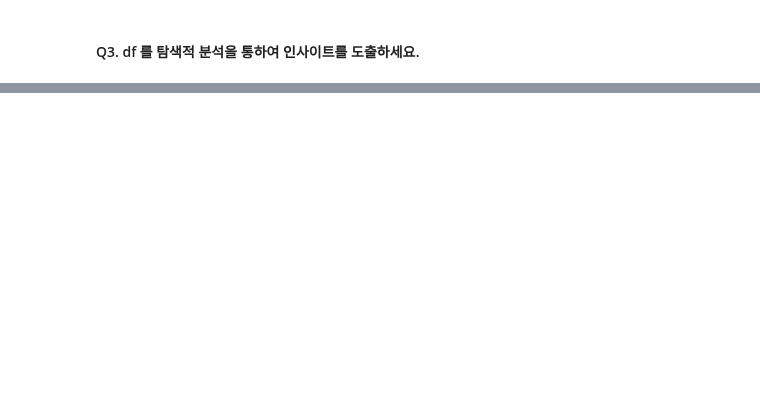
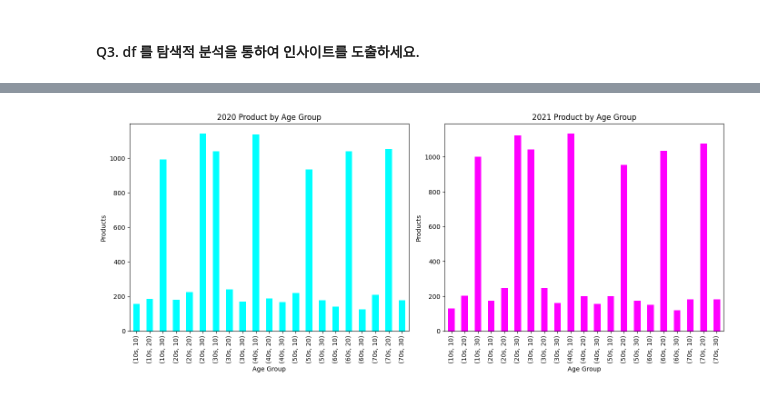
Before and after one commit to Kimhang-KDT/kita_2404, a Jupyter notebook: m3_분석 라이브러리/numpy_실습/m3_실습_고객_구매데이터.ipynb, the cells around one changed output, grey strips where cells are left out. Saved outputs shown, nothing was run; the diff lists cells and outputs as text; code cells hidden in the pictures; blank space fills up the shorter version.

```diff
--- a/m3_분석 라이브러리/numpy_실습/m3_실습_고객_구매데이터.ipynb
+++ b/m3_분석 라이브러리/numpy_실습/m3_실습_고객_구매데이터.ipynb
@@ -187,0 +189,25 @@ plt.show()
+# %%
+# 인사이트 2 연령대별 구매한 product 선호도 탐색
+# 2020년/2021년 연령대 별 구매한 product 별 count
+
+product20 = df.groupby(['age_group', 'product_20']).product_20.count()
+product21 = df.groupby(['age_group', 'product_21']).product_21.count()
+
+fig, (ax1, ax2) = plt.subplots(1, 2, figsize=(14, 6))
+
+# 2020년 연령별 상품 선호
+product20.plot(kind='bar', ax=ax1, colormap='cool')
+ax1.set_title('2020 Product by Age Group')
+ax1.set_xlabel('Age Group')
+ax1.set_ylabel('Products')
+
+# 2021년 연령별 상품 선호
+product21.plot(kind='bar', ax=ax2, colormap='spring')
+ax2.set_title('2021 Product by Age Group')
+ax2.set_xlabel('Age Group')
+ax2.set_ylabel('Products')
+
+plt.tight_layout()
+plt.show()
+# %% [output]
+[figure, added]
```
Also changed, not shown: parts of 10 cells of this notebook.
